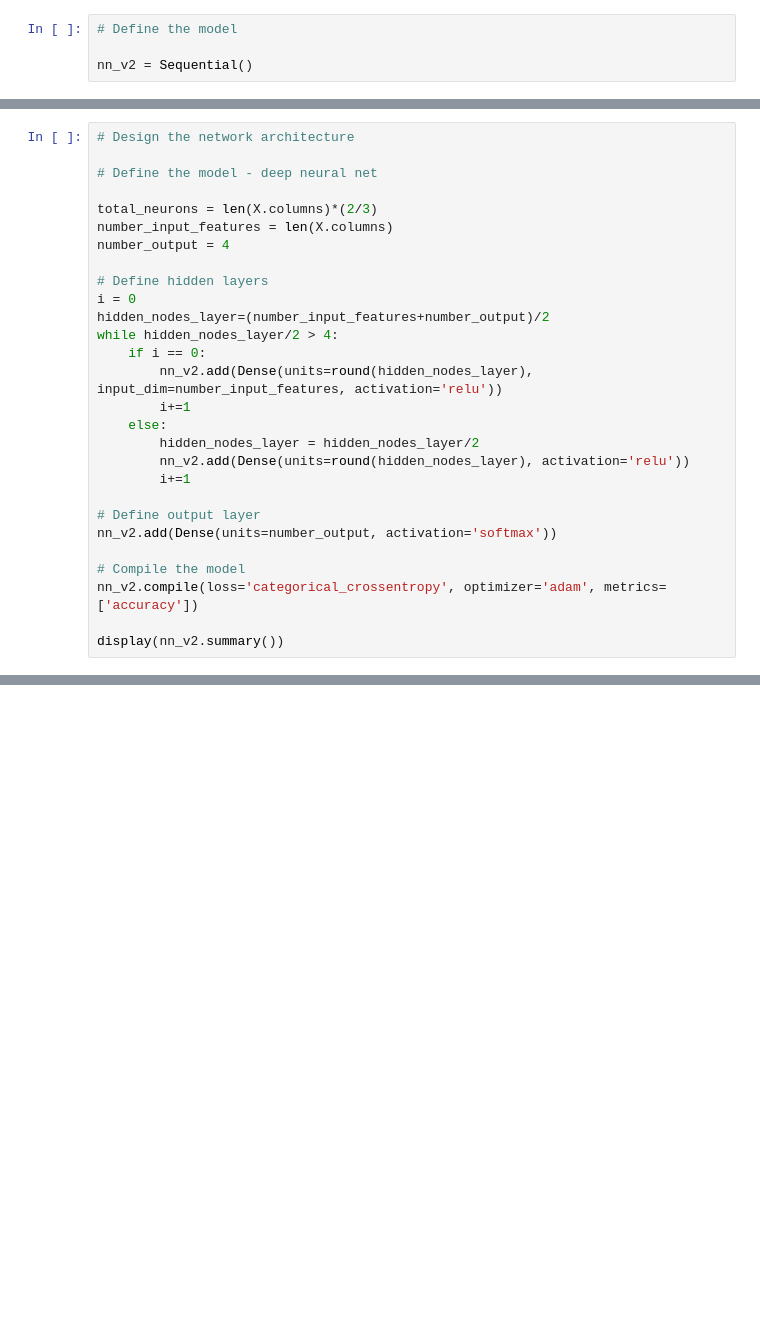
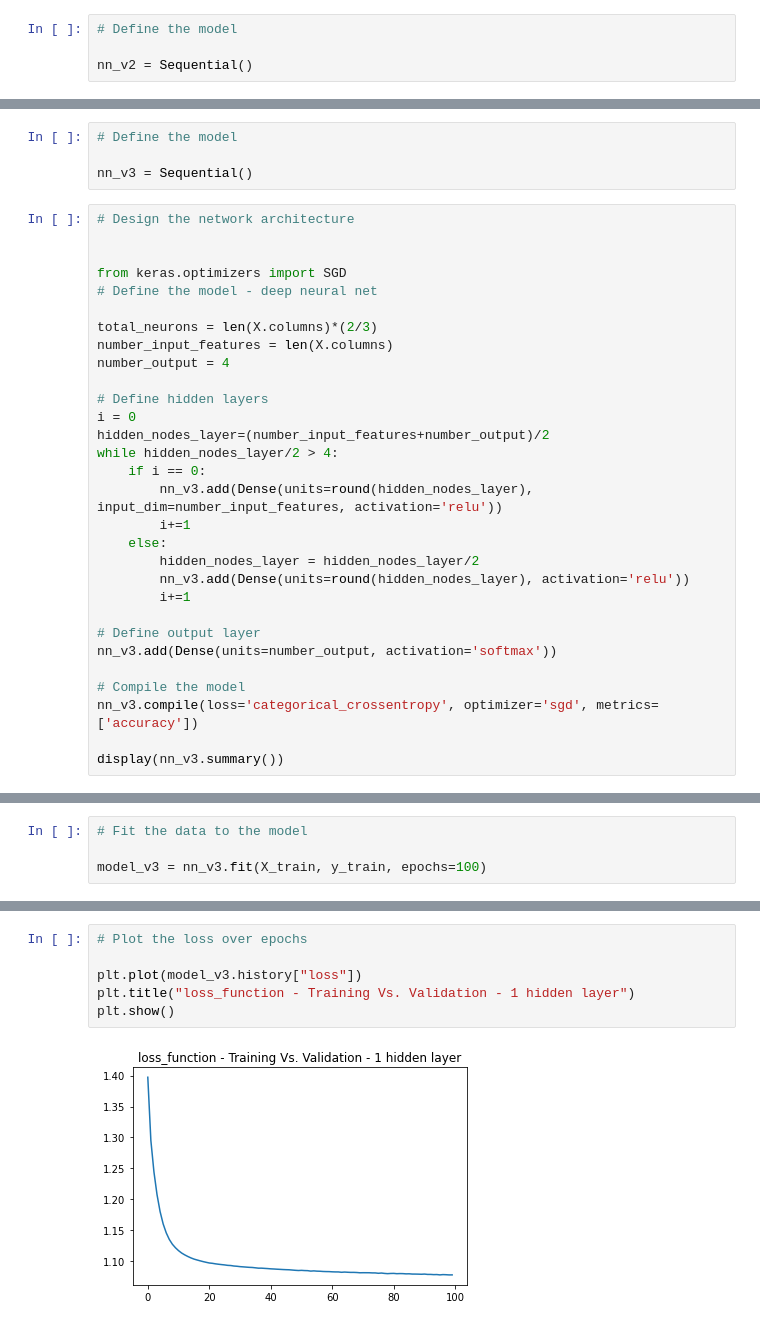
Before and after one commit to Rishi-Prasadha/MLB_ML_Pitching_Prediction, a Jupyter notebook: rishi/starter.ipynb, the cells around one changed output, grey strips where cells are left out. Cells and saved outputs as stored; diff of their text form; blank space fills up the shorter version.

Commit message:
Added Adadelta and SGF optimizers

```diff
--- a/rishi/starter.ipynb
+++ b/rishi/starter.ipynb
@@ -484,6 +631,12 @@ nn_v2 = Sequential()
+# %%
+# Define the model
+
+nn_v3 = Sequential()
 # %%
 # Design the network architecture
 
+
+from keras.optimizers import SGD
 # Define the model - deep neural net
 
 total_neurons = len(X.columns)*(2/3)
@@ -495,18 +648,18 @@ i = 0
 hidden_nodes_layer=(number_input_features+number_output)/2
 while hidden_nodes_layer/2 > 4:
     if i == 0:
-        nn_v2.add(Dense(units=round(hidden_nodes_layer), input_dim=number_input_features, activation='relu'))
+        nn_v3.add(Dense(units=round(hidden_nodes_layer), input_dim=number_input_features, activation='relu'))
         i+=1
     else:
         hidden_nodes_layer = hidden_nodes_layer/2
-        nn_v2.add(Dense(units=round(hidden_nodes_layer), activation='relu'))
+        nn_v3.add(Dense(units=round(hidden_nodes_layer), activation='relu'))
         i+=1
 
 # Define output layer
-nn_v2.add(Dense(units=number_output, activation='softmax'))
+nn_v3.add(Dense(units=number_output, activation='softmax'))
 
 # Compile the model
-nn_v2.compile(loss='categorical_crossentropy', optimizer='adam', metrics=['accuracy'])
+nn_v3.compile(loss='categorical_crossentropy', optimizer='sgd', metrics=['accuracy'])
 
-display(nn_v2.summary())
+display(nn_v3.summary())
 # %% [output]
@@ -526,3 +679,7 @@ Trainable params: 259
 Non-trainable params: 0
 _________________________________________________________________
 None
+# %%
+# Fit the data to the model
+
+model_v3 = nn_v3.fit(X_train, y_train, epochs=100)
@@ -528,0 +704,8 @@ None
+# %%
+# Plot the loss over epochs
+
+plt.plot(model_v3.history["loss"])
+plt.title("loss_function - Training Vs. Validation - 1 hidden layer")
+plt.show()
+# %% [output]
+[figure, added]
```
Also changed, not shown: parts of 25 cells of this notebook.
